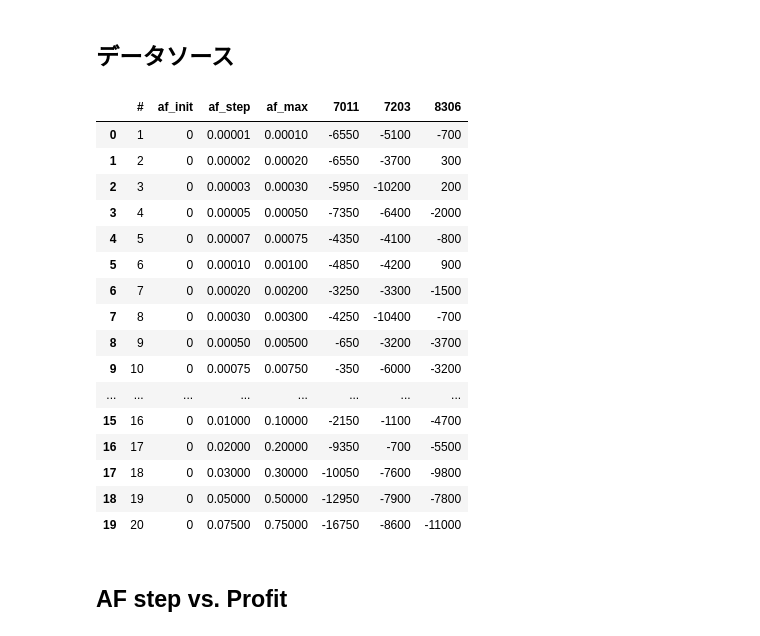
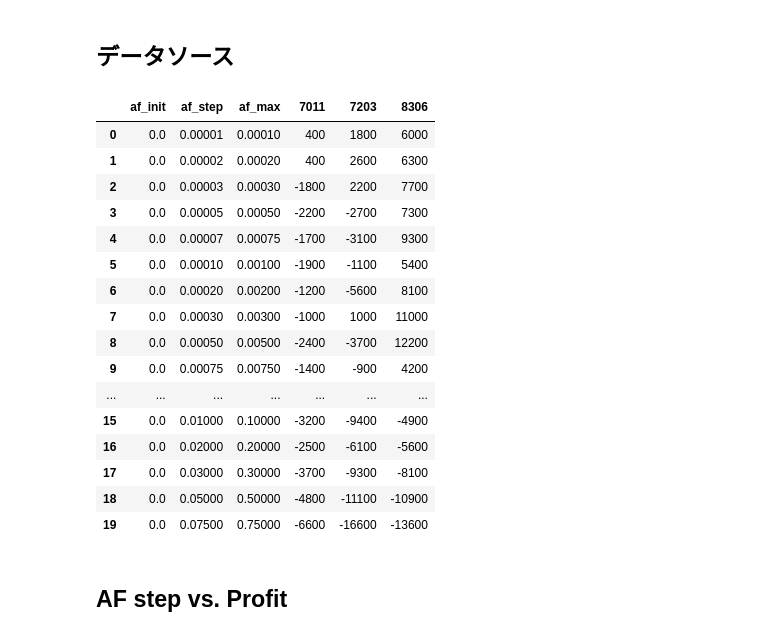
Before and after one commit to bitwalk123/day_trade_simulator, a Jupyter notebook: jupyter/study_202_AF.ipynb, the cells around one changed output. Cells and saved outputs as stored; diff of their text form; code cells hidden in the pictures.

```diff
--- a/jupyter/study_202_AF.ipynb
+++ b/jupyter/study_202_AF.ipynb
@@ -20,28 +24,38 @@ path_base = '../doe/results_Simple_SAR_2'
 # %% [markdown]
 ## データソース
-# %%
-ods_name = os.path.join(path_base, 'summary_%s.ods' % date_target)
-ods_name
-df = pd.read_excel(ods_name)
-df
-# %% [output]
-|  | # | af_init | af_step | af_max | 7011 | 7203 | 8306 |
-| 0 | 1 | 0 | 0.00001 | 0.00010 | -6550 | -5100 | -700 |
-| 1 | 2 | 0 | 0.00002 | 0.00020 | -6550 | -3700 | 300 |
-| 2 | 3 | 0 | 0.00003 | 0.00030 | -5950 | -10200 | 200 |
-| 3 | 4 | 0 | 0.00005 | 0.00050 | -7350 | -6400 | -2000 |
-| 4 | 5 | 0 | 0.00007 | 0.00075 | -4350 | -4100 | -800 |
-| 5 | 6 | 0 | 0.00010 | 0.00100 | -4850 | -4200 | 900 |
-| 6 | 7 | 0 | 0.00020 | 0.00200 | -3250 | -3300 | -1500 |
-| 7 | 8 | 0 | 0.00030 | 0.00300 | -4250 | -10400 | -700 |
-| 8 | 9 | 0 | 0.00050 | 0.00500 | -650 | -3200 | -3700 |
-| 9 | 10 | 0 | 0.00075 | 0.00750 | -350 | -6000 | -3200 |
-| ... | ... | ... | ... | ... | ... | ... | ... |
-| 15 | 16 | 0 | 0.01000 | 0.10000 | -2150 | -1100 | -4700 |
-| 16 | 17 | 0 | 0.02000 | 0.20000 | -9350 | -700 | -5500 |
-| 17 | 18 | 0 | 0.03000 | 0.30000 | -10050 | -7600 | -9800 |
-| 18 | 19 | 0 | 0.05000 | 0.50000 | -12950 | -7900 | -7800 |
-| 19 | 20 | 0 | 0.07500 | 0.75000 | -16750 | -8600 | -11000 |
+# %%
+dict_html = dict()
+pattern = re.compile(r'summary.*_([0-9a-z]{4}).*\.html')
+df = pd.DataFrame()
+
+for f in sorted(os.listdir(os.path.join(dir_path, date))):
+    m = pattern.match(f)
+    if m:
+        code = m.group(1)
+        dict_html[code] = f
+
+for code in dict_html.keys():
+    tbl = pd.read_html(os.path.join(dir_path, date, dict_html[code]))
+    add_data_af(df, tbl[0], code)
+df
+# %% [output]
+|  | af_init | af_step | af_max | 7011 | 7203 | 8306 |
+| 0 | 0.0 | 0.00001 | 0.00010 | 400 | 1800 | 6000 |
+| 1 | 0.0 | 0.00002 | 0.00020 | 400 | 2600 | 6300 |
+| 2 | 0.0 | 0.00003 | 0.00030 | -1800 | 2200 | 7700 |
+| 3 | 0.0 | 0.00005 | 0.00050 | -2200 | -2700 | 7300 |
+| 4 | 0.0 | 0.00007 | 0.00075 | -1700 | -3100 | 9300 |
+| 5 | 0.0 | 0.00010 | 0.00100 | -1900 | -1100 | 5400 |
+| 6 | 0.0 | 0.00020 | 0.00200 | -1200 | -5600 | 8100 |
+| 7 | 0.0 | 0.00030 | 0.00300 | -1000 | 1000 | 11000 |
+| 8 | 0.0 | 0.00050 | 0.00500 | -2400 | -3700 | 12200 |
+| 9 | 0.0 | 0.00075 | 0.00750 | -1400 | -900 | 4200 |
+| ... | ... | ... | ... | ... | ... | ... |
+| 15 | 0.0 | 0.01000 | 0.10000 | -3200 | -9400 | -4900 |
+| 16 | 0.0 | 0.02000 | 0.20000 | -2500 | -6100 | -5600 |
+| 17 | 0.0 | 0.03000 | 0.30000 | -3700 | -9300 | -8100 |
+| 18 | 0.0 | 0.05000 | 0.50000 | -4800 | -11100 | -10900 |
+| 19 | 0.0 | 0.07500 | 0.75000 | -6600 | -16600 | -13600 |
 # %% [markdown]
 ## AF step vs. Profit
 # %%
```
Also changed, not shown: parts of 3 cells of this notebook, 1 other file.
